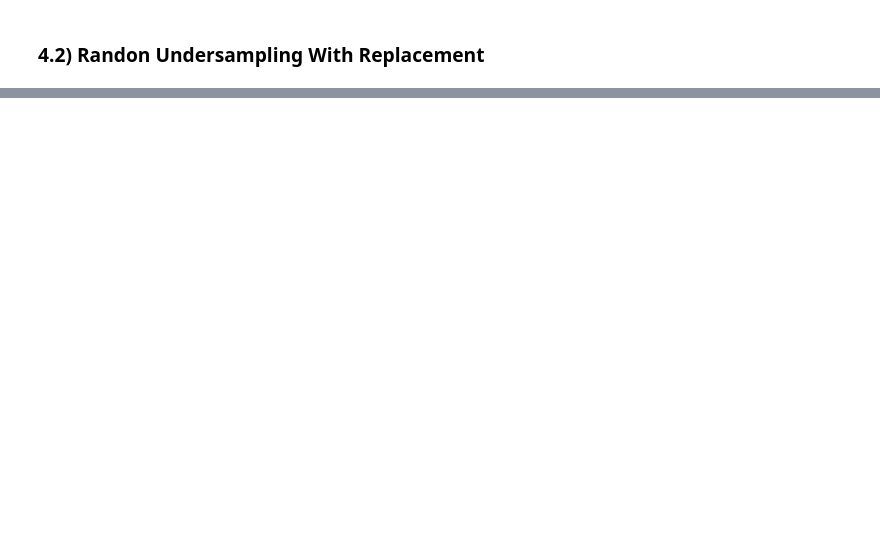
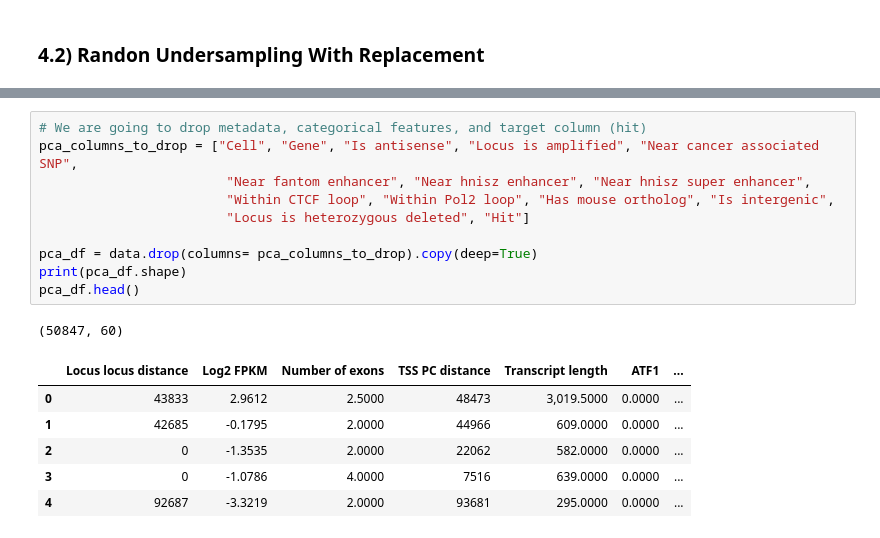
Before and after one commit to razielar/INFLAMer, a Jupyter notebook: notebooks/under-sampling_xgboost.ipynb, the cells around one changed output, grey strips where cells are left out. Saved outputs shown, nothing was run; the diff lists cells and outputs as text; blank space fills up the shorter version.

```diff
--- a/notebooks/under-sampling_xgboost.ipynb
+++ b/notebooks/under-sampling_xgboost.ipynb
@@ -171,0 +290,18 @@ Wall time: 2min 50s
+# %%
+# We are going to drop metadata, categorical features, and target column (hit)
+pca_columns_to_drop = ["Cell", "Gene", "Is antisense", "Locus is amplified", "Near cancer associated SNP",
+                        "Near fantom enhancer", "Near hnisz enhancer", "Near hnisz super enhancer",
+                        "Within CTCF loop", "Within Pol2 loop", "Has mouse ortholog", "Is intergenic",
+                        "Locus is heterozygous deleted", "Hit"]
+
+pca_df = data.drop(columns= pca_columns_to_drop).copy(deep=True)
+print(pca_df.shape)
+pca_df.head()
+# %% [output]
+(50847, 60)
+|  | Locus locus distance | Log2 FPKM | Number of exons | TSS PC distance | Transcript length | ATF1 | ... |
+| 0 | 43833 | 2.9612 | 2.5000 | 48473 | 3,019.5000 | 0.0000 | ... |
+| 1 | 42685 | -0.1795 | 2.0000 | 44966 | 609.0000 | 0.0000 | ... |
+| 2 | 0 | -1.3535 | 2.0000 | 22062 | 582.0000 | 0.0000 | ... |
+| 3 | 0 | -1.0786 | 4.0000 | 7516 | 639.0000 | 0.0000 | ... |
+| 4 | 92687 | -3.3219 | 2.0000 | 93681 | 295.0000 | 0.0000 | ... |
```
Also changed, not shown: parts of 10 cells of this notebook.
